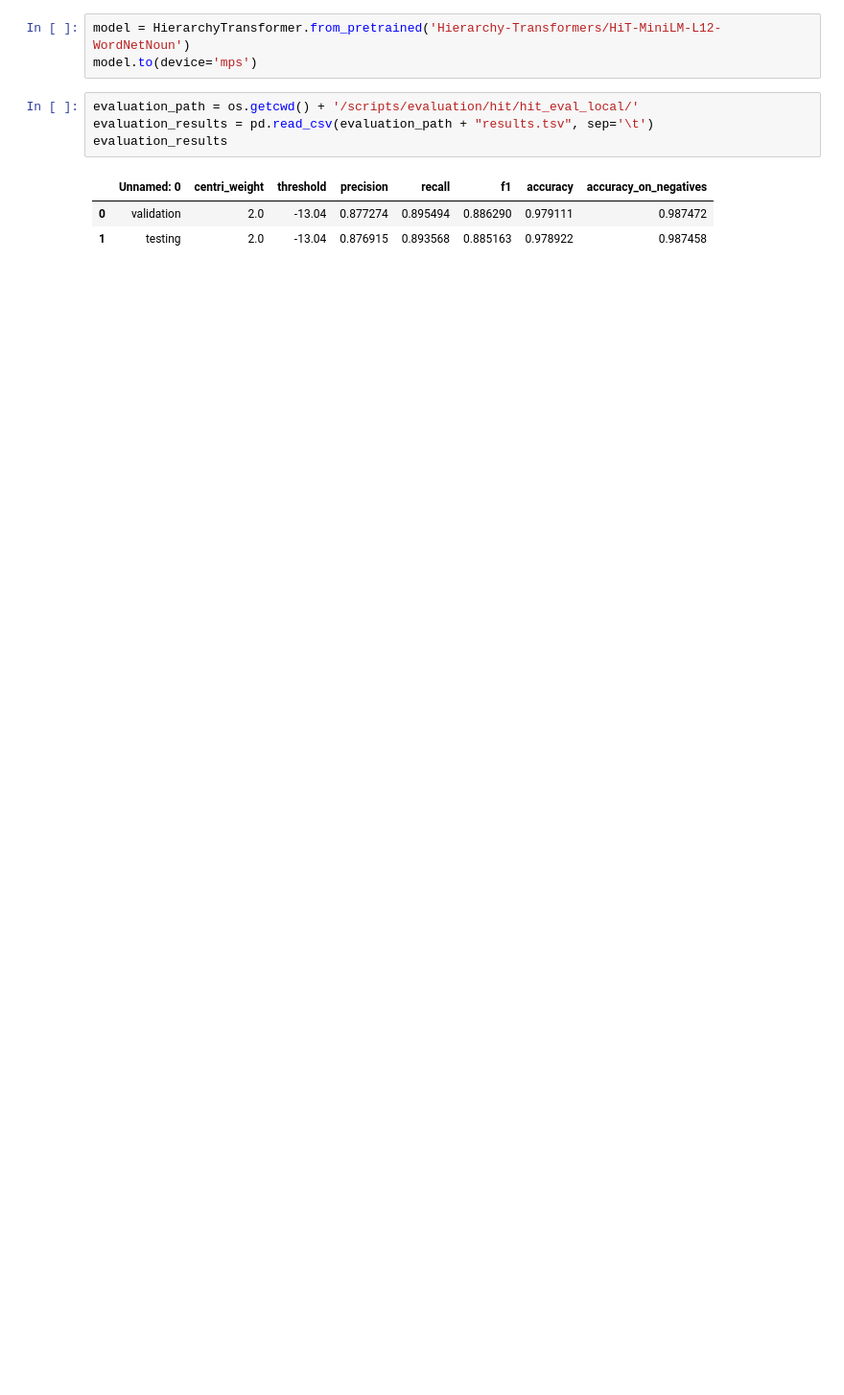
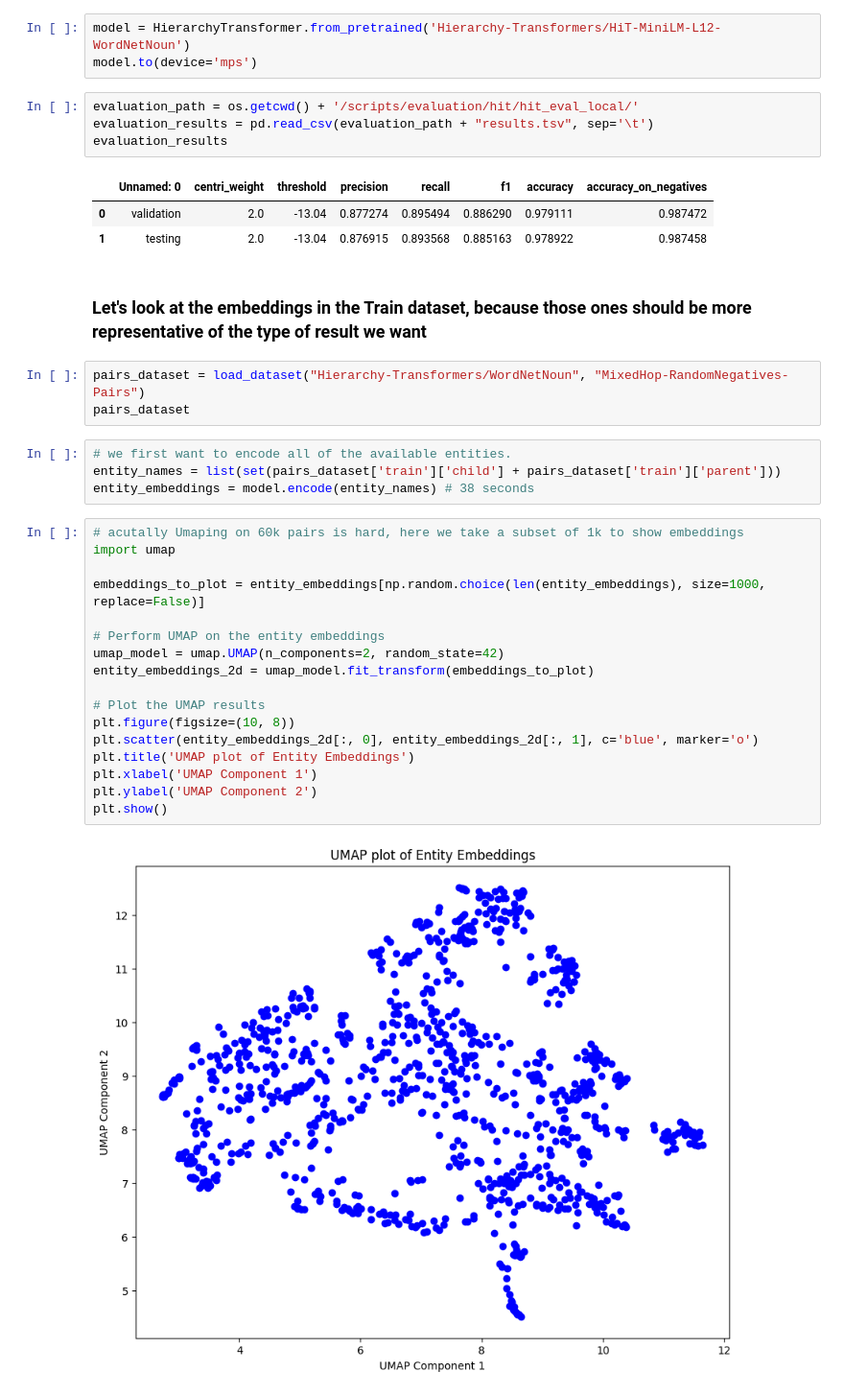
Before and after one commit to CEBangu/HierarchyTransformers, a Jupyter notebook: paper_reproduction_and_exploration.ipynb, the cells around one changed output. Shown at 96% size. Drawn from its saved outputs; the diff is of its cells as text; blank space fills up the shorter version.

Commit message:
bit of plotting

```diff
--- a/paper_reproduction_and_exploration.ipynb
+++ b/paper_reproduction_and_exploration.ipynb
@@ -15,3 +19,31 @@ evaluation_results
 |  | Unnamed: 0 | centri_weight | threshold | precision | recall | f1 | accuracy | accuracy_on_negatives |
 | 0 | validation | 2.0 | -13.04 | 0.877274 | 0.895494 | 0.886290 | 0.979111 | 0.987472 |
 | 1 | testing | 2.0 | -13.04 | 0.876915 | 0.893568 | 0.885163 | 0.978922 | 0.987458 |
+# %% [markdown]
+### Let's look at the embeddings in the Train dataset, because those ones should be more representative of the type of result we want
+# %%
+pairs_dataset = load_dataset("Hierarchy-Transformers/WordNetNoun", "MixedHop-RandomNegatives-Pairs")
+pairs_dataset
+# %%
+# we first want to encode all of the available entities.
+entity_names = list(set(pairs_dataset['train']['child'] + pairs_dataset['train']['parent']))
+entity_embeddings = model.encode(entity_names) # 38 seconds
+# %%
+# acutally Umaping on 60k pairs is hard, here we take a subset of 1k to show embeddings
+import umap
+
+embeddings_to_plot = entity_embeddings[np.random.choice(len(entity_embeddings), size=1000, replace=False)]
+
+# Perform UMAP on the entity embeddings
+umap_model = umap.UMAP(n_components=2, random_state=42)
+entity_embeddings_2d = umap_model.fit_transform(embeddings_to_plot)
+
+# Plot the UMAP results
+plt.figure(figsize=(10, 8))
+plt.scatter(entity_embeddings_2d[:, 0], entity_embeddings_2d[:, 1], c='blue', marker='o')
+plt.title('UMAP plot of Entity Embeddings')
+plt.xlabel('UMAP Component 1')
+plt.ylabel('UMAP Component 2')
+plt.show()
+# %% [output]
+[figure, added]
```
Also changed, not shown: parts of 10 cells of this notebook, 1 other file.
